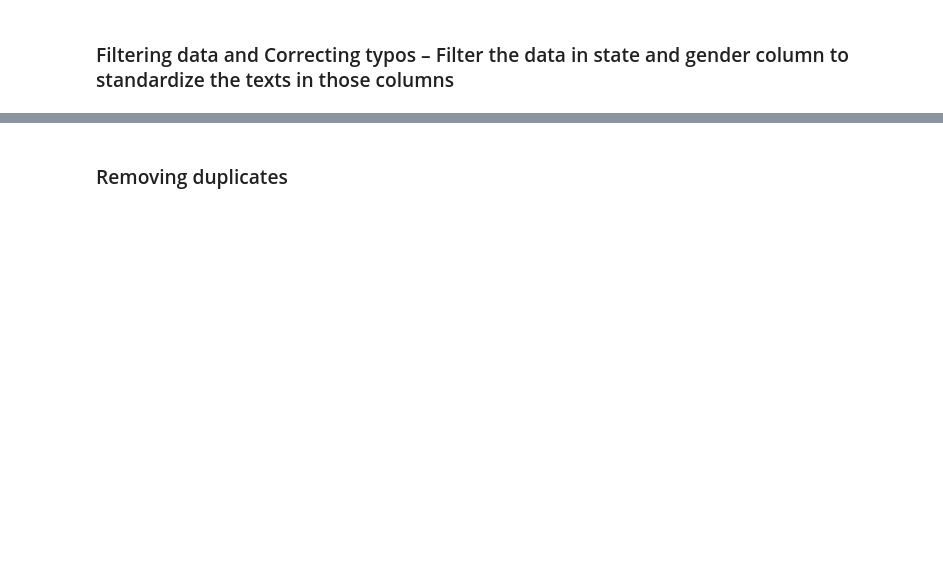
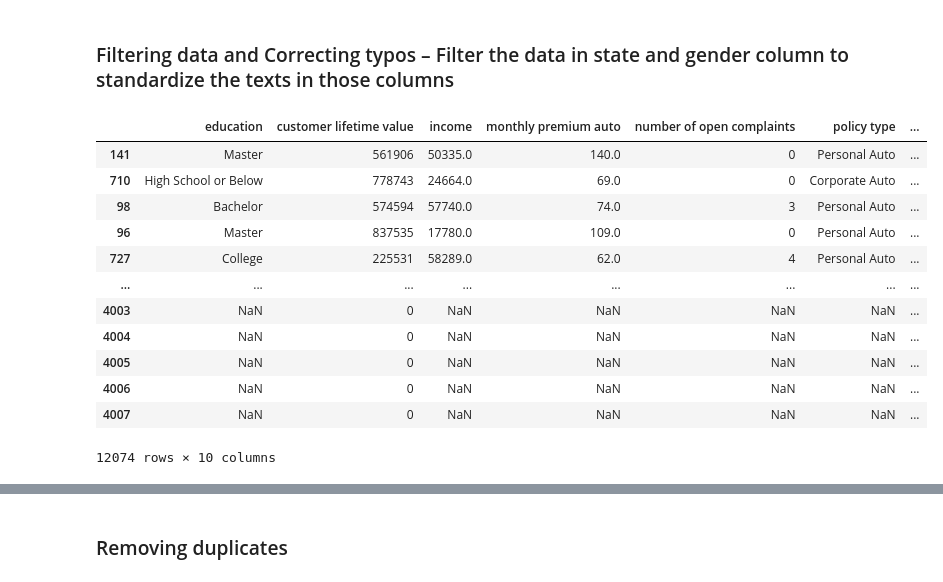
Before and after one commit to BarbaraZV/IHLabs_BV, a Jupyter notebook: Week1/PANDAS/Customer_Lab/Lab_Customer_Analysis_Case_Study_Barb.ipynb, the cells around one changed output, grey strips where cells are left out. Drawn from its saved outputs; the diff is of its cells as text; code cells hidden in the pictures; blank space fills up the shorter version.

```diff
--- a/Week1/PANDAS/Customer_Lab/Lab_Customer_Analysis_Case_Study_Barb.ipynb
+++ b/Week1/PANDAS/Customer_Lab/Lab_Customer_Analysis_Case_Study_Barb.ipynb
@@ -106,3 +106,10 @@ aic_df.describe()
 | 50% | 34244.000000 | 83.000000 | 377.561463 |
 | 75% | 62447.000000 | 109.000000 | 546.420009 |
 | max | 99981.000000 | 35354.000000 | 2893.239678 |
+# %%
+def remove_duplicates(aic_df):
+    aic_df.drop_duplicates()
+    return(aic_df)
+# %%
+aic_df=remove_duplicates(aic_df)
+len(aic_df)
@@ -334,2 +372,22 @@ aic_df
 # %% [markdown]
 ### Filtering data and Correcting typos – Filter the data in state and gender column to standardize the texts in those columns
+# %%
+def sort_columns(aic_df):
+    aic_df_sorted = aic_df.sort_values(by = ['state'])
+    return(aic_df_sorted )
+# %%
+sort_columns(aic_df)
+# %% [output]
+|  | education | customer lifetime value | income | monthly premium auto | number of open complaints | policy type | ... |
+| 141 | Master | 561906 | 50335.0 | 140.0 | 0 | Personal Auto | ... |
+| 710 | High School or Below | 778743 | 24664.0 | 69.0 | 0 | Corporate Auto | ... |
+| 98 | Bachelor | 574594 | 57740.0 | 74.0 | 3 | Personal Auto | ... |
+| 96 | Master | 837535 | 17780.0 | 109.0 | 0 | Personal Auto | ... |
+| 727 | College | 225531 | 58289.0 | 62.0 | 4 | Personal Auto | ... |
+| ... | ... | ... | ... | ... | ... | ... | ... |
+| 4003 | NaN | 0 | NaN | NaN | NaN | NaN | ... |
+| 4004 | NaN | 0 | NaN | NaN | NaN | NaN | ... |
+| 4005 | NaN | 0 | NaN | NaN | NaN | NaN | ... |
+| 4006 | NaN | 0 | NaN | NaN | NaN | NaN | ... |
+| 4007 | NaN | 0 | NaN | NaN | NaN | NaN | ... |
+12074 rows × 10 columns
```
Also changed, not shown: parts of 37 cells of this notebook.
